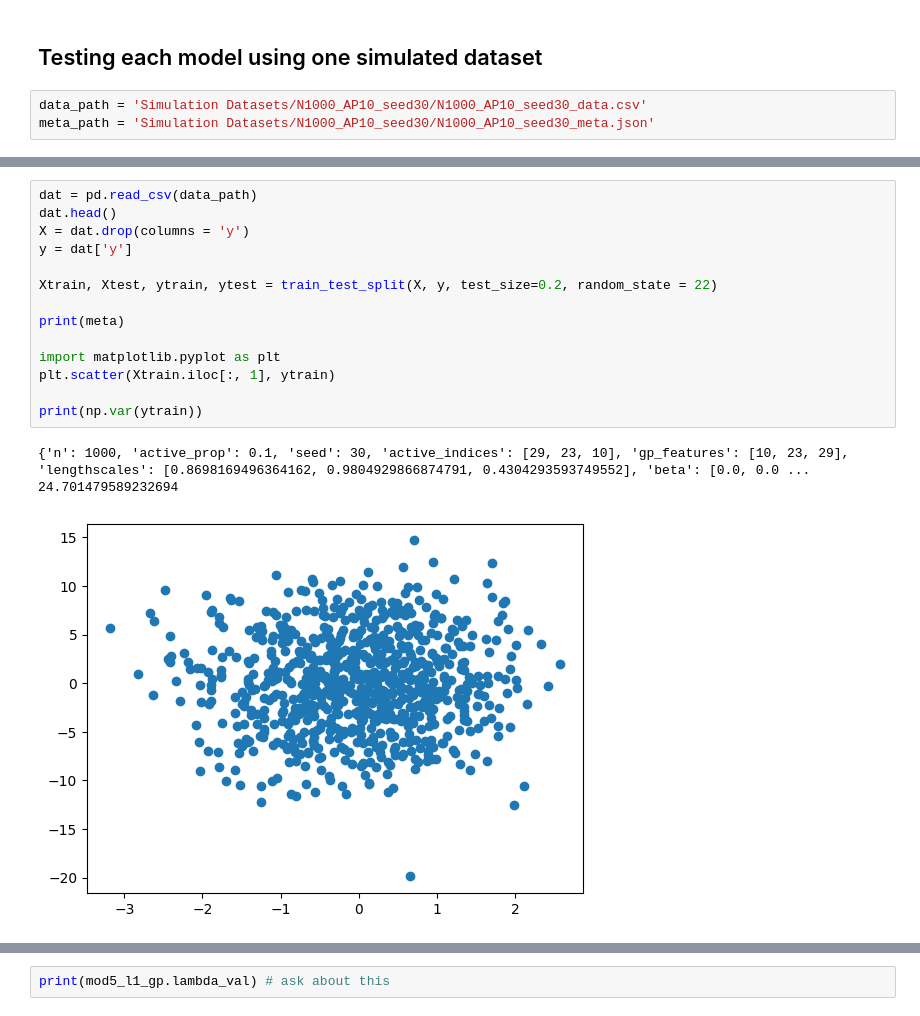
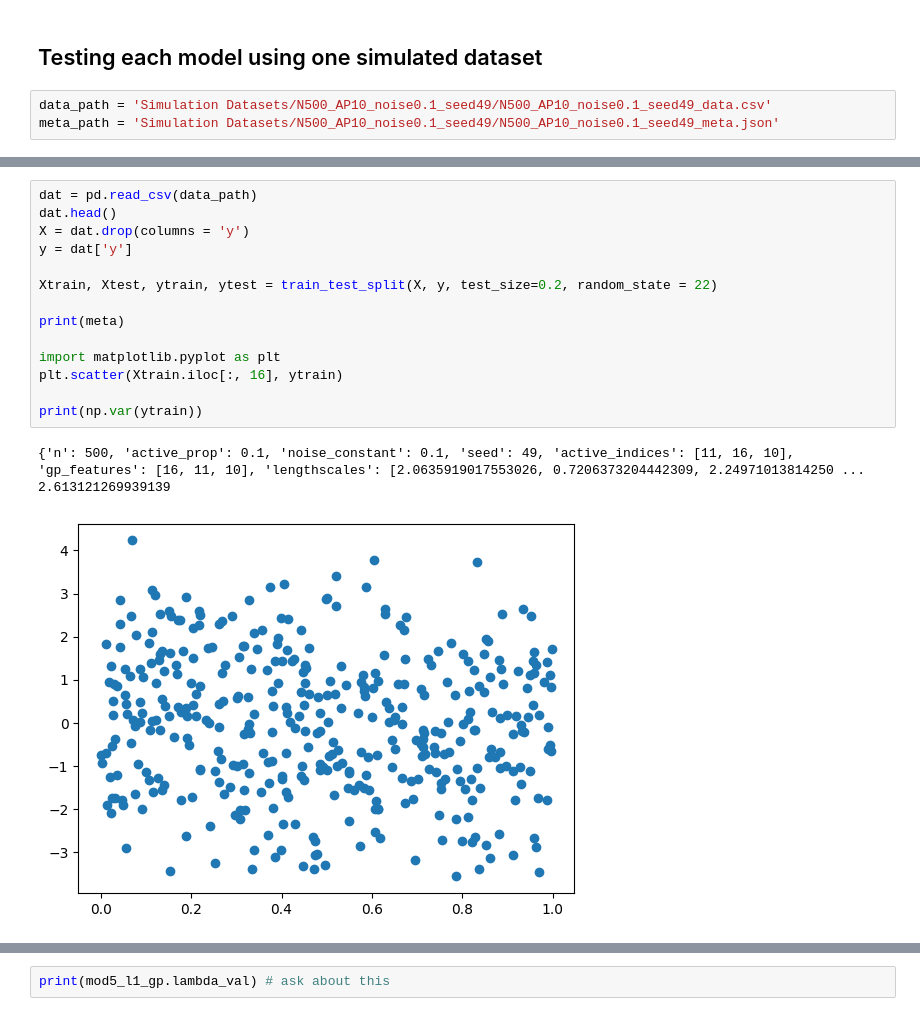
Before and after one commit to liv-fing/gp-feature-selection-simulation, a Jupyter notebook: 9. Simulation.ipynb, the cells around one changed output, grey strips where cells are left out. Drawn from its saved outputs; the diff is of its cells as text.

```diff
--- a/9. Simulation.ipynb
+++ b/9. Simulation.ipynb
@@ -265,8 +333,8 @@ class GPFeatureSelect:
 # %% [markdown]
 ## Testing each model using one simulated dataset
 # %%
-data_path = 'Simulation Datasets/N1000_AP10_seed30/N1000_AP10_seed30_data.csv'
-meta_path = 'Simulation Datasets/N1000_AP10_seed30/N1000_AP10_seed30_meta.json'
+data_path = 'Simulation Datasets/N500_AP10_noise0.1_seed49/N500_AP10_noise0.1_seed49_data.csv'
+meta_path = 'Simulation Datasets/N500_AP10_noise0.1_seed49/N500_AP10_noise0.1_seed49_meta.json'
 # %%
 with open(meta_path, 'r') as f:
     meta = json.load(f)
@@ -279,21 +361,21 @@ beta_true.argmin()
 # %%
 dat = pd.read_csv(data_path)
 dat.head()
 X = dat.drop(columns = 'y')
 y = dat['y']
 
 Xtrain, Xtest, ytrain, ytest = train_test_split(X, y, test_size=0.2, random_state = 22)
 
 print(meta)
 
 import matplotlib.pyplot as plt
-plt.scatter(Xtrain.iloc[:, 1], ytrain)
+plt.scatter(Xtrain.iloc[:, 16], ytrain)
 
 print(np.var(ytrain))
 # %% [output]
-{'n': 1000, 'active_prop': 0.1, 'seed': 30, 'active_indices': [29, 23, 10], 'gp_features': [10, 23, 29], 'lengthscales': [0.8698169496364162, 0.9804929866874791, 0.4304293593749552], 'beta': [0.0, 0.0 ...
-24.701479589232694
+{'n': 500, 'active_prop': 0.1, 'noise_constant': 0.1, 'seed': 49, 'active_indices': [11, 16, 10], 'gp_features': [16, 11, 10], 'lengthscales': [2.0635919017553026, 0.7206373204442309, 2.24971013814250 ...
+2.613121269939139
-[figure, old version]
+[figure, new version]
 # %%
 mod1_std = GPFeatureSelect(model_type='std')
 mod1_std.fit(Xtrain,ytrain)
```
Also changed, not shown: parts of 18 cells of this notebook.
